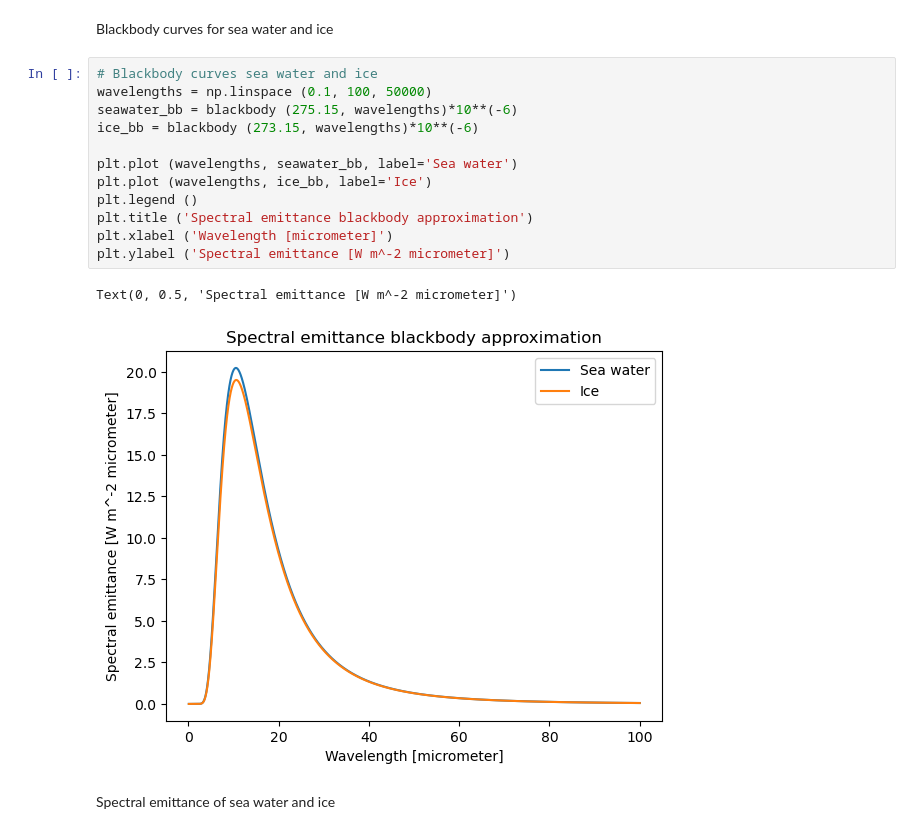
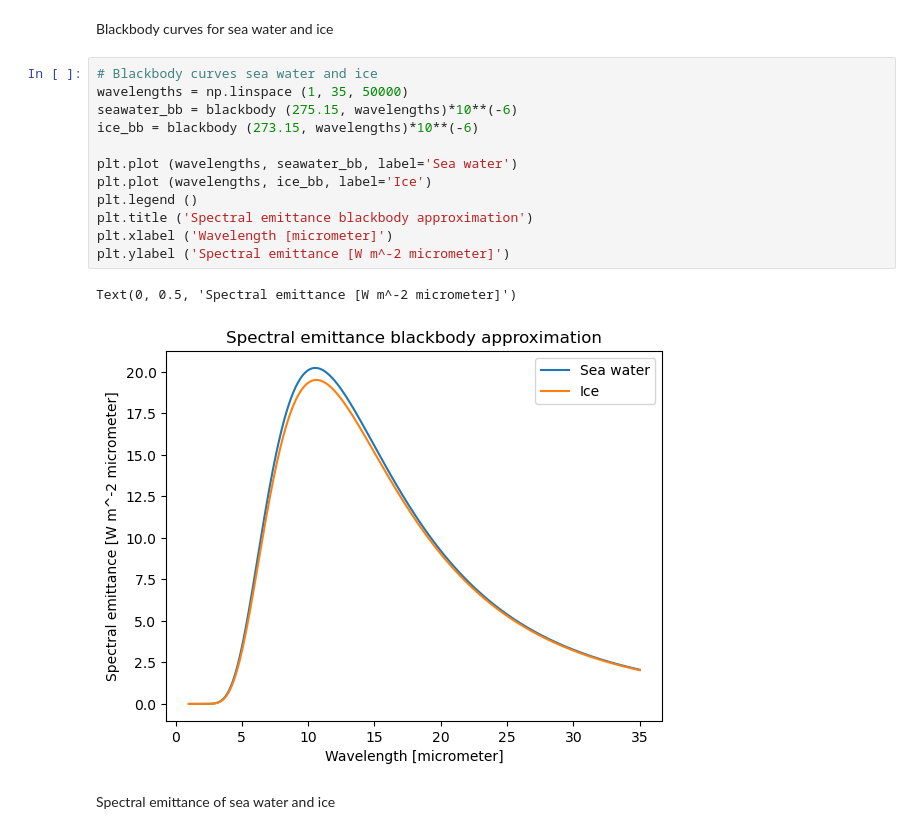
Before and after one commit to debnovalina/PPESO-Practical, a Jupyter notebook: Thermal remote sensing.ipynb, the cells around one changed output. Saved outputs shown, nothing was run; the diff lists cells and outputs as text.

```diff
--- a/Thermal remote sensing.ipynb
+++ b/Thermal remote sensing.ipynb
@@ -126,19 +126,19 @@ plt.show()
 Blackbody curves for sea water and ice
 # %%
 # Blackbody curves sea water and ice
-wavelengths = np.linspace (0.1, 100, 50000)
+wavelengths = np.linspace (1, 35, 50000)
 seawater_bb = blackbody (275.15, wavelengths)*10**(-6)
 ice_bb = blackbody (273.15, wavelengths)*10**(-6)
 
 plt.plot (wavelengths, seawater_bb, label='Sea water')
 plt.plot (wavelengths, ice_bb, label='Ice')
 plt.legend ()
 plt.title ('Spectral emittance blackbody approximation')
 plt.xlabel ('Wavelength [micrometer]')
 plt.ylabel ('Spectral emittance [W m^-2 micrometer]')
 # %% [output]
 Text(0, 0.5, 'Spectral emittance [W m^-2 micrometer]')
-[figure, old version]
+[figure, new version]
 # %% [markdown]
 Spectral emittance of sea water and ice
 # %%
```
Also changed, not shown: parts of 3 cells of this notebook.
